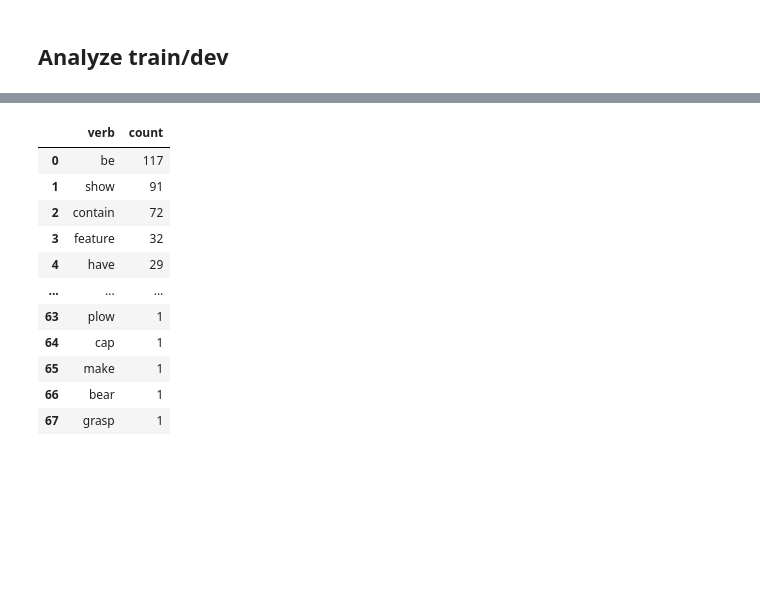
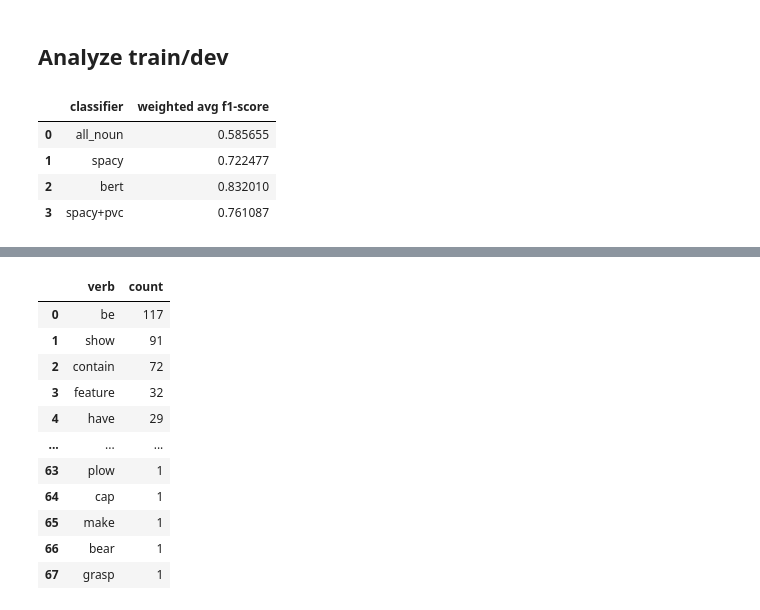
Before and after one commit to depthfirst/pp-ambiguity, a Jupyter notebook: notebooks/PPA-Analysis.ipynb, the cells around one changed output, grey strips where cells are left out. Saved outputs shown, nothing was run; the diff lists cells and outputs as text; code cells hidden in the pictures; blank space fills up the shorter version.

```diff
--- a/notebooks/PPA-Analysis.ipynb
+++ b/notebooks/PPA-Analysis.ipynb
@@ -213,3 +213,14 @@ test_preds = [['N' for i in range(len(labels_test))], spacy_preds, preds_test_hf
 # %%
 class_reports = {cl: sklearn.metrics.classification_report(labels_test, preds, digits=3, output_dict=True, zero_division=0)
                  for (cl,preds) in zip(classifiers, test_preds)}
+# %%
+class_reports = {cl: sklearn.metrics.classification_report(labels_test, preds, digits=3, output_dict=True, zero_division=0)
+                 for (cl,preds) in zip(classifiers, test_preds)}
+# %%
+pd.DataFrame([[c, class_reports[c]['weighted avg']['f1-score']] for c in classifiers], columns=['classifier','weighted avg f1-score'])
+# %% [output]
+|  | classifier | weighted avg f1-score |
+| 0 | all_noun | 0.585655 |
+| 1 | spacy | 0.722477 |
+| 2 | bert | 0.832010 |
+| 3 | spacy+pvc | 0.761087 |
```
Also changed, not shown: parts of 11 cells of this notebook.
